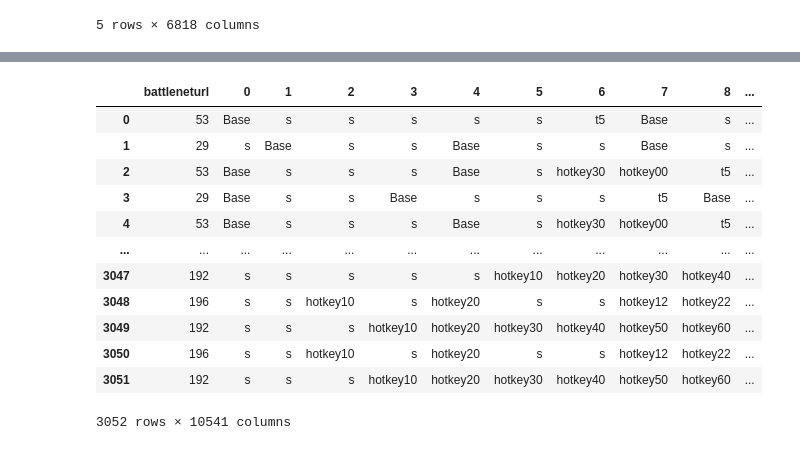
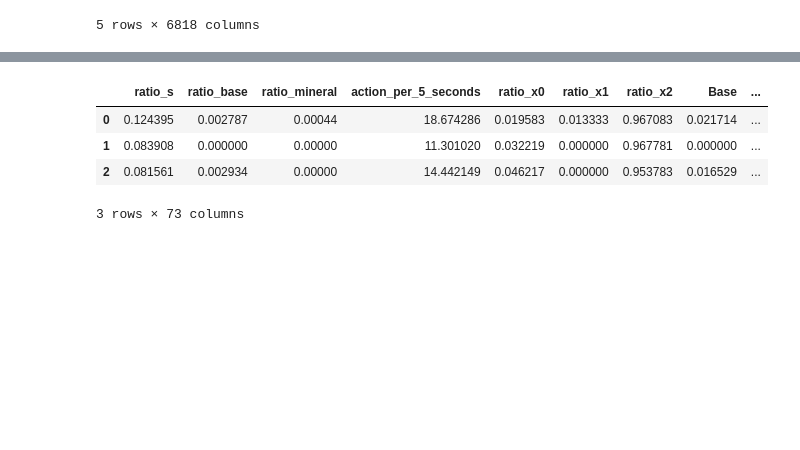
Before and after one commit to sofialtman/OT02---Data-Mining, a Jupyter notebook: features-creation.ipynb, the cells around one changed output, grey strips where cells are left out. Drawn from its saved outputs; the diff is of its cells as text; code cells hidden in the pictures; blank space fills up the shorter version.

```diff
--- a/features-creation.ipynb
+++ b/features-creation.ipynb
@@ -224,14 +291,23 @@ def count_values(row):
 # %%
+
 # Function to count values up to the first occurrence of "t5"
 def count_values_t5(row):
+    row_list = row.tolist()  # Convert row to a list
+
     # Slice the row up to (but not including) the first "t5"
-    sliced_row = row[:row.tolist().index("t5")] if "t5" in row.tolist() else row
-    # Count occurrences of each value in the sliced row
-    value_counts = sliced_row.value_counts().to_dict()
-    return value_counts
+    sliced_row = row_list[:row_list.index("t5")] if "t5" in row_list else row_list
 
+    # Filter and count only valid actions
+    filtered_values = [str(value) for value in sliced_row if str(value) in action_keys_f5]
+
+    # Create a dictionary of counts
+    value_counts = pd.Series(filtered_values).value_counts().to_dict() if filtered_values else {}
+
+    # Ensure all expected keys are present, even if zero
+    return {key: value_counts.get(key, 0) for key in action_keys_f5}
+
+# Function to apply count_values_t5 and normalize the result into a DataFrame
 def count5(data):
-    value_counts_df = pd.json_normalize(data.apply(count_values_t5, axis=1))
-    value_counts_df = value_counts_df.fillna(0)
-    value_counts_df = value_counts_df.add_suffix("_f5")
+    value_counts_df = pd.json_normalize(data.apply(count_values_t5, axis=1)).fillna(0)
+    value_counts_df = value_counts_df.add_suffix("_f5")  # Add suffix to all column names
     return value_counts_df
@@ -329,6 +381,11 @@ def preprocess(df: pd.DataFrame,  is_train: bool=True, convert_race: bool=True):
     Returns:
         _type_: _description_
     """
+    if 0 in df.columns:
+        df = df.dropna(subset=[0])
+    else:
+        print("Column named '0' does not exist in the DataFrame.")
+
     df_feat = create_features(df,is_train)
     #df_cat= df[['battleneturl','played_race']]
     if convert_race:
@@ -337,5 +394,6 @@ def preprocess(df: pd.DataFrame,  is_train: bool=True, convert_race: bool=True):
     if is_train:
         to_categories(df_feat)
 
+    df_feat
     #merged_df = df_feat.merge(df, left_index=True, right_index=True)
     return df_feat
@@ -344,5 +447,5 @@ def preprocess(df: pd.DataFrame,  is_train: bool=True, convert_race: bool=True):
 # %%
-def read_ds(path: Optional[Path]=None, ds: str = "TRAIN"):
+def read_ds_test(path: Optional[Path]=None, ds: str = "TRAIN"):
     """Args:
         path (Optional[Path], optional): the path to read the dataset file. Defaults to /kaggle/input/the-insa-starcraft-2-player-prediction-challenge/{ds}.CSV.gz.
         ds (str, optional): the part to read (TRAIN or TEST), to use when path is None. Defaults to "TRAIN".
@@ -358,7 +461,7 @@ def read_ds(path: Optional[Path]=None, ds: str = "TRAIN"):
         return pd.read_csv(f, names=_names, dtype= str)
 # %%
 #read test set
-features_test = read_ds("data/TEST.csv")
+features_test = read_ds_test("data/TEST.csv")
 print(features_test.shape)
 features_test.head(5)
 # %% [output]
@@ -420,16 +478,8 @@ df_features.describe()
-# %%
-df_cat
-# %% [output]
-|  | battleneturl | 0 | 1 | 2 | 3 | 4 | 5 | 6 | 7 | 8 | ... |
-| 0 | 53 | Base | s | s | s | s | s | t5 | Base | s | ... |
-| 1 | 29 | s | Base | s | s | Base | s | s | Base | s | ... |
-| 2 | 53 | Base | s | s | s | Base | s | hotkey30 | hotkey00 | t5 | ... |
-| 3 | 29 | Base | s | s | Base | s | s | s | t5 | Base | ... |
-| 4 | 53 | Base | s | s | s | Base | s | hotkey30 | hotkey00 | t5 | ... |
-| ... | ... | ... | ... | ... | ... | ... | ... | ... | ... | ... | ... |
-| 3047 | 192 | s | s | s | s | s | hotkey10 | hotkey20 | hotkey30 | hotkey40 | ... |
-| 3048 | 196 | s | s | hotkey10 | s | hotkey20 | s | s | hotkey12 | hotkey22 | ... |
-| 3049 | 192 | s | s | s | hotkey10 | hotkey20 | hotkey30 | hotkey40 | hotkey50 | hotkey60 | ... |
-| 3050 | 196 | s | s | hotkey10 | s | hotkey20 | s | s | hotkey12 | hotkey22 | ... |
-| 3051 | 192 | s | s | s | hotkey10 | hotkey20 | hotkey30 | hotkey40 | hotkey50 | hotkey60 | ... |
-3052 rows × 10541 columns
+# %%
+df_test.head(3)
+# %% [output]
+|  | ratio_s | ratio_base | ratio_mineral | action_per_5_seconds | ratio_x0 | ratio_x1 | ratio_x2 | Base | ... |
+| 0 | 0.124395 | 0.002787 | 0.00044 | 18.674286 | 0.019583 | 0.013333 | 0.967083 | 0.021714 | ... |
+| 1 | 0.083908 | 0.000000 | 0.00000 | 11.301020 | 0.032219 | 0.000000 | 0.967781 | 0.000000 | ... |
+| 2 | 0.081561 | 0.002934 | 0.00000 | 14.442149 | 0.046217 | 0.000000 | 0.953783 | 0.016529 | ... |
+3 rows × 73 columns
```
Also changed, not shown: parts of 29 cells of this notebook.
